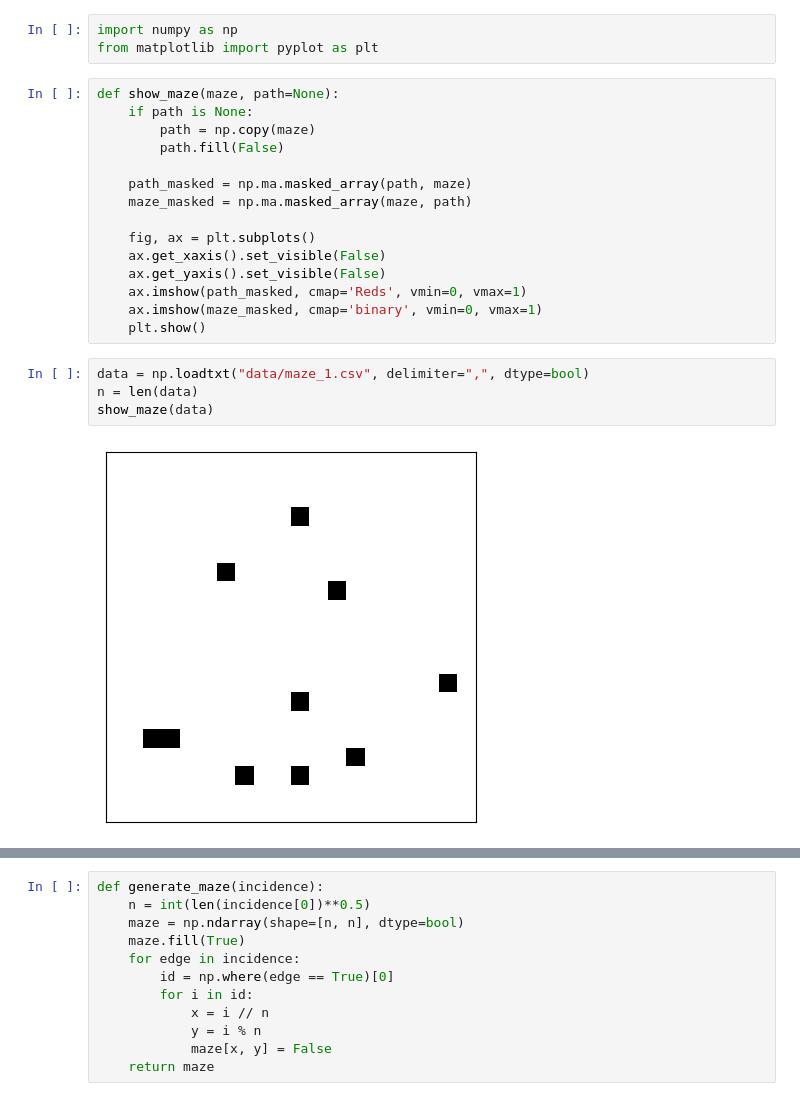
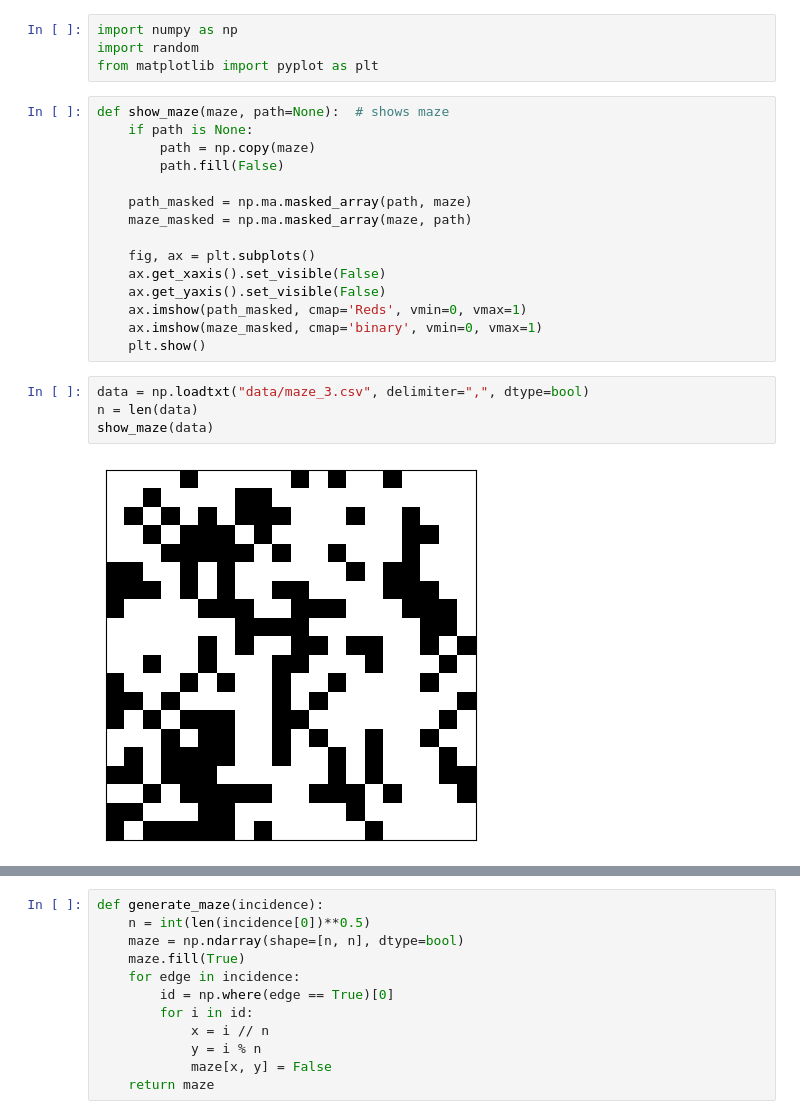
Before and after one commit to KLA0111/projekt_VVP, a Jupyter notebook: main.ipynb, the cells around one changed output, grey strips where cells are left out. Saved outputs shown, nothing was run; the diff lists cells and outputs as text.

```diff
--- a/main.ipynb
+++ b/main.ipynb
@@ -1,8 +1,9 @@
 # %%
 import numpy as np
+import random
 from matplotlib import pyplot as plt
 # %%
-def show_maze(maze, path=None):
+def show_maze(maze, path=None):  # shows maze
     if path is None:
         path = np.copy(maze)
         path.fill(False)
@@ -17,9 +18,9 @@ def show_maze(maze, path=None):
     ax.imshow(maze_masked, cmap='binary', vmin=0, vmax=1)
     plt.show()
 # %%
-data = np.loadtxt("data/maze_1.csv", delimiter=",", dtype=bool)
+data = np.loadtxt("data/maze_3.csv", delimiter=",", dtype=bool)
 n = len(data)
 show_maze(data)
 # %% [output]
-[figure, old version]
+[figure, new version]
 # %%
```
Also changed, not shown: parts of 11 cells of this notebook, 1 other file.
